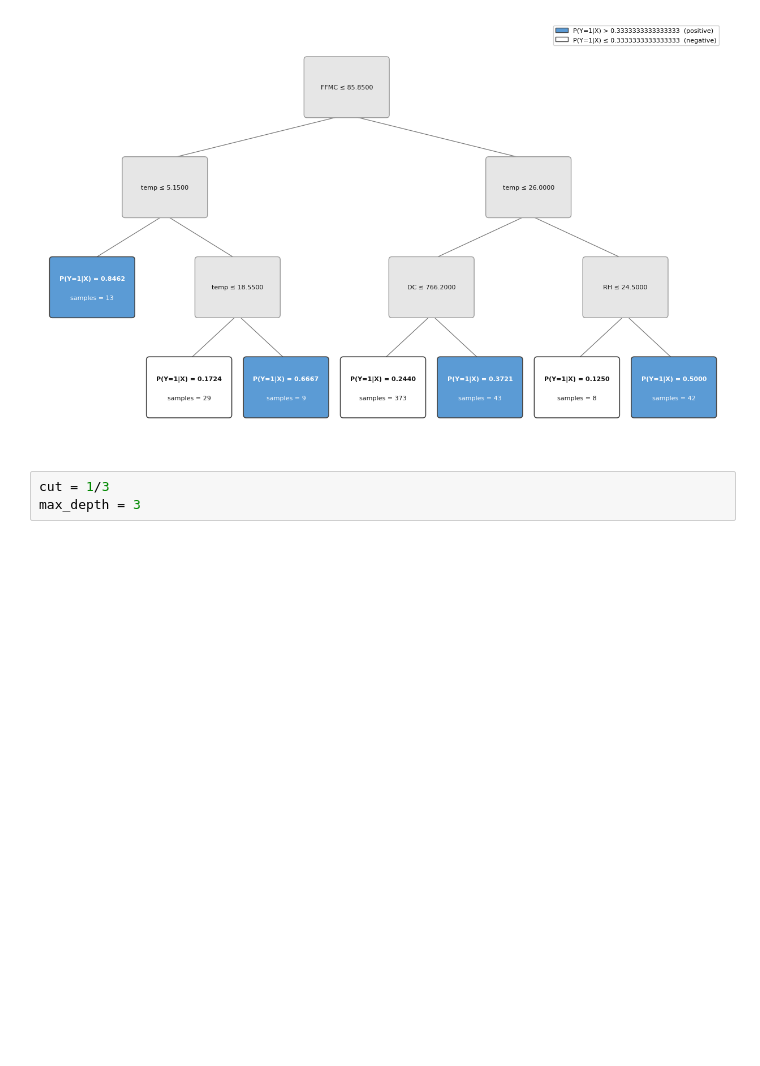
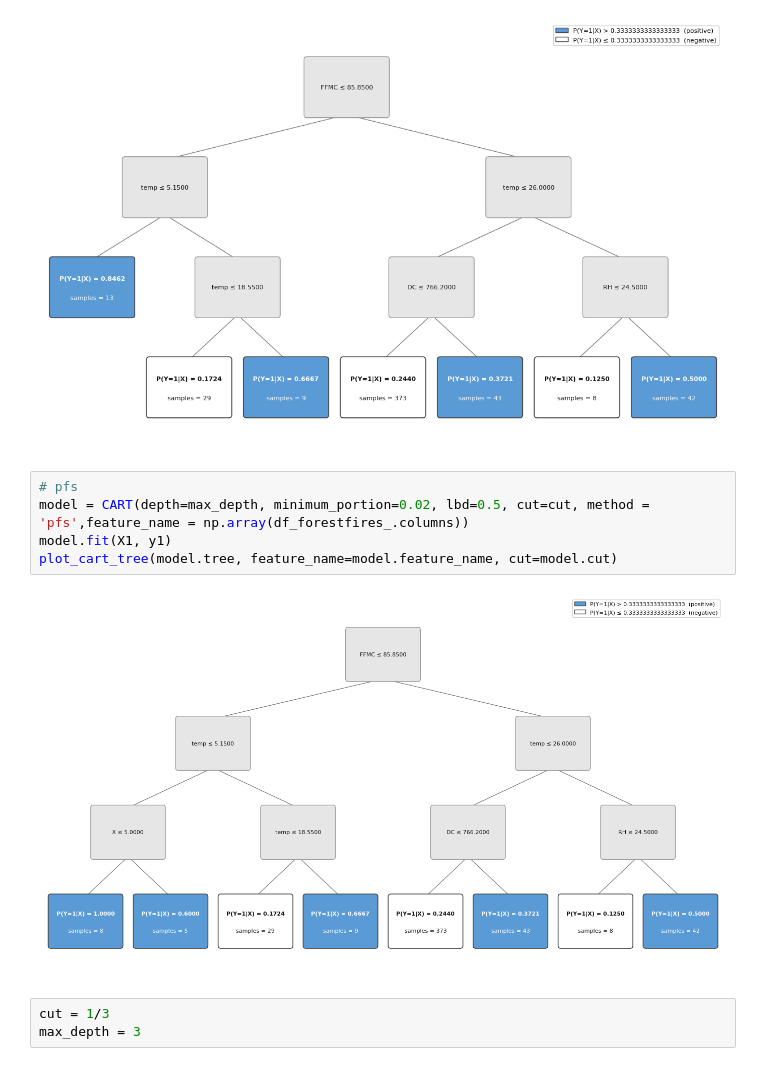
Before and after one commit to Bill-Wang-Metrics/targetree-python, a Jupyter notebook: examples/empirical_new.ipynb, the cells around one changed output. Cells and saved outputs as stored; diff of their text form; blank space fills up the shorter version.

```diff
--- a/examples/empirical_new.ipynb
+++ b/examples/empirical_new.ipynb
@@ -137,6 +192,13 @@ model.fit(X1, y1)
 plot_cart_tree(model.tree, feature_name=model.feature_name, cut=model.cut)
 # %% [output]
 [figure]
+# %%
+# pfs
+model = CART(depth=max_depth, minimum_portion=0.02, lbd=0.5, cut=cut, method = 'pfs',feature_name = np.array(df_forestfires_.columns))
+model.fit(X1, y1)
+plot_cart_tree(model.tree, feature_name=model.feature_name, cut=model.cut)
+# %% [output]
+[figure, added]
 # %%
 cut = 1/3
 max_depth = 3
```
Also changed, not shown: parts of 7 cells of this notebook.
